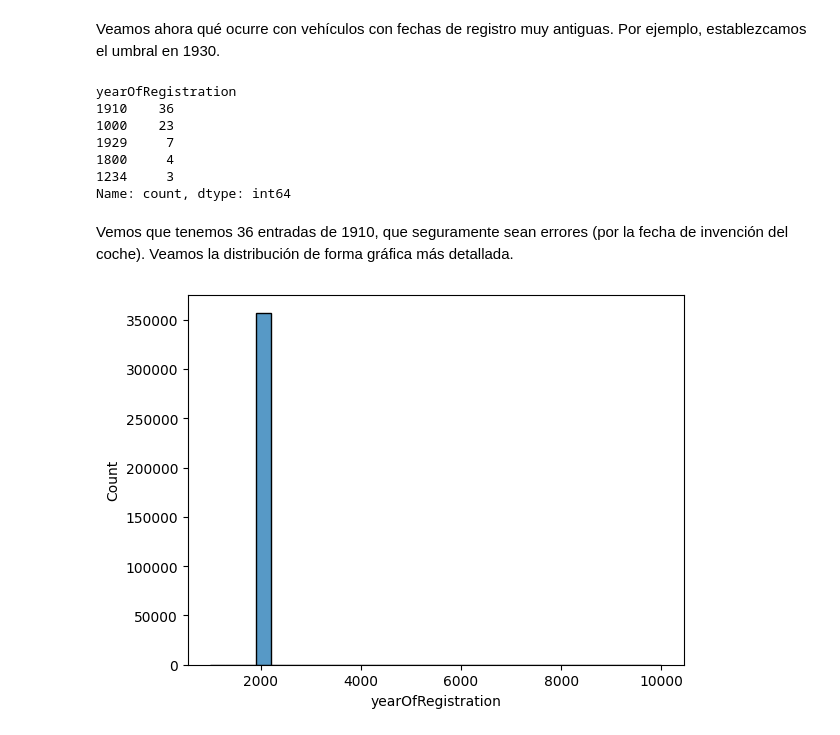
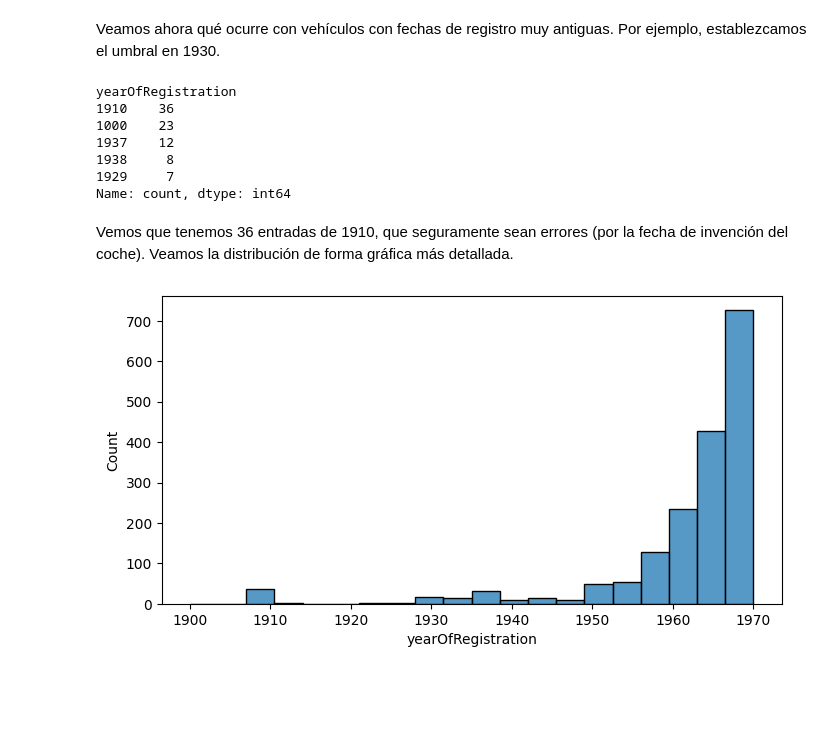
Before and after one commit to SupernovaIa/Project-ML-CarPricePrediction, a Jupyter notebook: notebook/02-Limpieza.ipynb, the cells around one changed output. Cells and saved outputs as stored; diff of their text form; code cells hidden in the pictures; blank space fills up the shorter version.

```diff
--- a/notebook/02-Limpieza.ipynb
+++ b/notebook/02-Limpieza.ipynb
@@ -64,12 +64,12 @@ columnas_eliminar = [
     'dateCrawled',
     'dateCreated',
     'lastSeen',
-    'name',
     'seller',
     'offerType',
     'model',
     'monthOfRegistration',
-    'nrOfPictures'
+    'nrOfPictures',
+    'postalCode'
     ]
 # %%
 df.drop(columns=columnas_eliminar, inplace=True)
@@ -161,23 +160,23 @@ El resto de años son mucho menos frecuentes y la mayoría no tienen sentido por
 # %% [markdown]
 Veamos ahora qué ocurre con vehículos con fechas de registro muy antiguas. Por ejemplo, establezcamos el umbral en 1930.
 # %%
-umbral_fecha = 1930
+umbral_fecha = 1950
 
 df[df['yearOfRegistration'] < umbral_fecha]['yearOfRegistration'].value_counts().head()
 # %% [output]
 yearOfRegistration
 1910    36
 1000    23
+1937    12
+1938     8
 1929     7
-1800     4
-1234     3
 Name: count, dtype: int64
 # %% [markdown]
 Vemos que tenemos 36 entradas de 1910, que seguramente sean errores (por la fecha de invención del coche). Veamos la distribución de forma gráfica más detallada.
 # %%
-plt.figure()
+plt.figure(figsize=(8, 4))
 
-sns.histplot(df['yearOfRegistration'], bins=30)
+sns.histplot(df['yearOfRegistration'], bins=20, binrange=(1900, 1970))
 plt.show()
 # %% [output]
-[figure, old version]
+[figure, new version]
```
Also changed, not shown: parts of 53 cells of this notebook, 2 other files.
